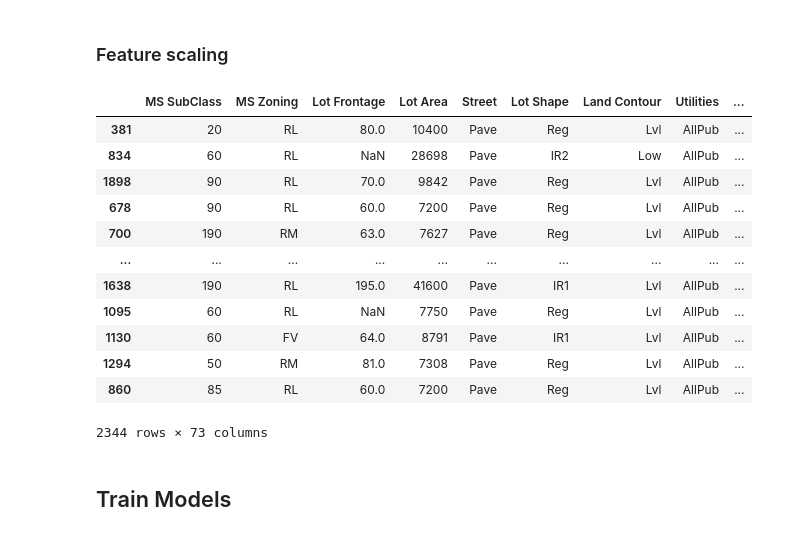
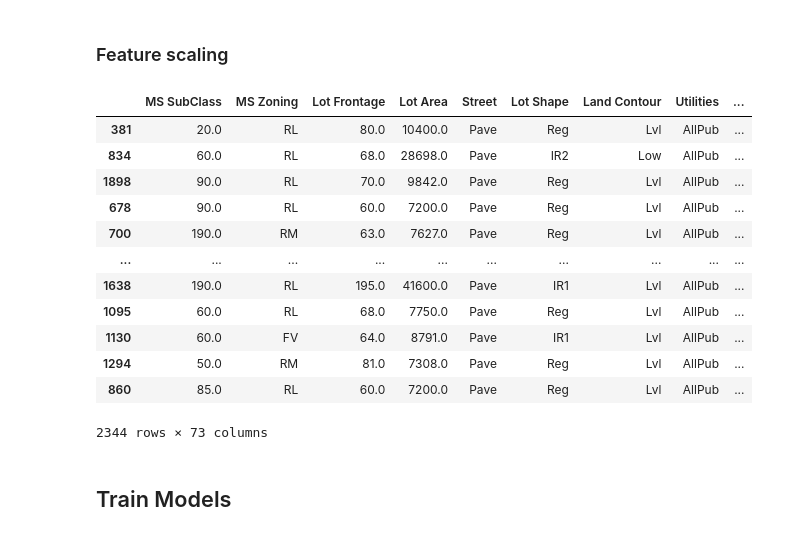
Before and after one commit to StenOskar/machine_learning_price_prediction, a Jupyter notebook: Assignment1.ipynb, the cells around one changed output. Cells and saved outputs as stored; diff of their text form; code cells hidden in the pictures.

```diff
--- a/Assignment1.ipynb
+++ b/Assignment1.ipynb
@@ -294,0 +283,3 @@ data_tr.loc[sample_incomplete_rows.index.values]
+# %%
+missing_housing = housing.isnull().sum()
+missing_housing[missing_housing > 0].sort_values(ascending=False)
@@ -399,0 +299,21 @@ data_cat_1hot_arr
+# %%
+# Fill missing categorical values
+# Here we fill each missing value with the category with the highest count
+
+num_columns = housing.describe().columns
+m_columns = missing_housing[missing_housing > 0].keys()
+m_cat_columns = []
+
+for column in m_columns:
+    if column not in num_columns:
+        m_cat_columns.append(column)
+
+max_cats = []
+
+for column in m_cat_columns:
+    max_cats.append(housing[column].value_counts().keys()[0])
+
+i = 0
+while i < len(m_cat_columns):
+    housing[m_cat_columns[i]] = housing[m_cat_columns[i]].fillna(max_cats[i])
+    i += 1
@@ -588,10 +515,11 @@ class CategoricalEncoder(BaseEstimator, TransformerMixin):
             return out
 # %%
 cat_encoder = CategoricalEncoder()
+housing_cat = housing.drop(columns=housing.describe().columns, axis = 1)
 
-data_cat_reshaped = data_cat.values.reshape(-1, 1)
-data_cat_1hot = cat_encoder.fit_transform(data_cat_reshaped)
-data_cat_1hot
+housing_cat_reshaped = housing_cat.values.reshape(-1, 1)
+housing_cat_1hot = cat_encoder.fit_transform(housing_cat_reshaped)
+housing_cat_1hot
 # %% [output]
 <86728x173 sparse matrix of type '<class 'numpy.float64'>'
         with 86728 stored elements in Compressed Sparse Row format>
@@ -638,8 +566,8 @@ class DataFrameSelector(BaseEstimator, TransformerMixin):
     def transform(self, X):
         return X[self.attribute_names].values
 # %%
-num_attribs = list(data_num)
-cat_attribs = list(data_cat)
+num_attribs = list(housing_num)
+cat_attribs = list(housing_cat)
 
 num_pipeline = Pipeline([
     ('selector', DataFrameSelector(num_attribs)),
@@ -657,21 +585,21 @@ full_pipeline = FeatureUnion(transformer_list=[
     ('cat_pipeline', cat_pipeline),
 ])
 # %%
-data_prepared = full_pipeline.fit_transform(data)
-data
+housing_prepared = full_pipeline.fit_transform(housing)
+housing
 # %% [output]
 |  | MS SubClass | MS Zoning | Lot Frontage | Lot Area | Street | Lot Shape | Land Contour | Utilities | ... |
-| 381 | 20 | RL | 80.0 | 10400 | Pave | Reg | Lvl | AllPub | ... |
-| 834 | 60 | RL | NaN | 28698 | Pave | IR2 | Low | AllPub | ... |
-| 1898 | 90 | RL | 70.0 | 9842 | Pave | Reg | Lvl | AllPub | ... |
-| 678 | 90 | RL | 60.0 | 7200 | Pave | Reg | Lvl | AllPub | ... |
-| 700 | 190 | RM | 63.0 | 7627 | Pave | Reg | Lvl | AllPub | ... |
+| 381 | 20.0 | RL | 80.0 | 10400.0 | Pave | Reg | Lvl | AllPub | ... |
+| 834 | 60.0 | RL | 68.0 | 28698.0 | Pave | IR2 | Low | AllPub | ... |
+| 1898 | 90.0 | RL | 70.0 | 9842.0 | Pave | Reg | Lvl | AllPub | ... |
+| 678 | 90.0 | RL | 60.0 | 7200.0 | Pave | Reg | Lvl | AllPub | ... |
+| 700 | 190.0 | RM | 63.0 | 7627.0 | Pave | Reg | Lvl | AllPub | ... |
 | ... | ... | ... | ... | ... | ... | ... | ... | ... | ... |
-| 1638 | 190 | RL | 195.0 | 41600 | Pave | IR1 | Lvl | AllPub | ... |
-| 1095 | 60 | RL | NaN | 7750 | Pave | Reg | Lvl | AllPub | ... |
-| 1130 | 60 | FV | 64.0 | 8791 | Pave | IR1 | Lvl | AllPub | ... |
-| 1294 | 50 | RM | 81.0 | 7308 | Pave | Reg | Lvl | AllPub | ... |
-| 860 | 85 | RL | 60.0 | 7200 | Pave | Reg | Lvl | AllPub | ... |
+| 1638 | 190.0 | RL | 195.0 | 41600.0 | Pave | IR1 | Lvl | AllPub | ... |
+| 1095 | 60.0 | RL | 68.0 | 7750.0 | Pave | Reg | Lvl | AllPub | ... |
+| 1130 | 60.0 | FV | 64.0 | 8791.0 | Pave | IR1 | Lvl | AllPub | ... |
+| 1294 | 50.0 | RM | 81.0 | 7308.0 | Pave | Reg | Lvl | AllPub | ... |
+| 860 | 85.0 | RL | 60.0 | 7200.0 | Pave | Reg | Lvl | AllPub | ... |
 2344 rows × 73 columns
 # %% [markdown]
 ## Train Models
```
Also changed, not shown: parts of 34 cells of this notebook.
